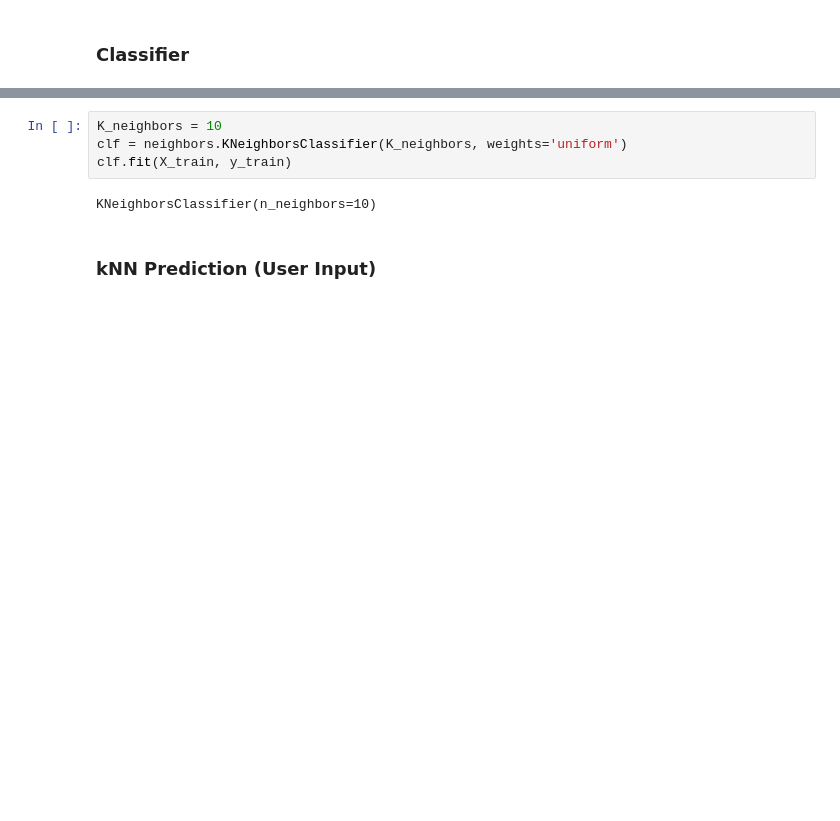
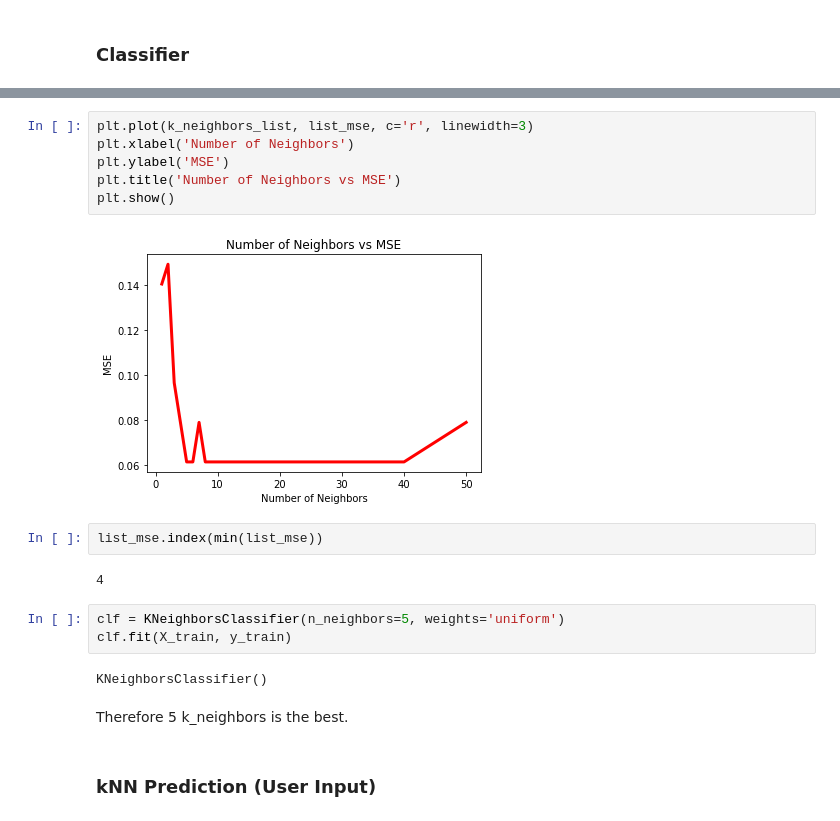
Before and after one commit to Breast-Cancer-Team/Final-Project, a Jupyter notebook: knn.ipynb, the cells around one changed output, grey strips where cells are left out. Saved outputs shown, nothing was run; the diff lists cells and outputs as text; blank space fills up the shorter version.

```diff
--- a/knn.ipynb
+++ b/knn.ipynb
@@ -34,9 +44,22 @@ X_train, X_test, y_train, y_test = split_data(data)
+# %%
+plt.plot(k_neighbors_list, list_mse, c='r', linewidth=3)
+plt.xlabel('Number of Neighbors')
+plt.ylabel('MSE')
+plt.title('Number of Neighbors vs MSE')
+plt.show()
+# %% [output]
+[figure, added]
+# %%
+list_mse.index(min(list_mse))
+# %% [output]
+4
 # %%
-K_neighbors = 10
-clf = neighbors.KNeighborsClassifier(K_neighbors, weights='uniform')
+clf = KNeighborsClassifier(n_neighbors=5, weights='uniform')
 clf.fit(X_train, y_train)
 # %% [output]
-KNeighborsClassifier(n_neighbors=10)
+KNeighborsClassifier()
+# %% [markdown]
+Therefore 5 k_neighbors is the best.
 # %% [markdown]
 ### kNN Prediction (User Input)
 # %%
```
Also changed, not shown: parts of 6 cells of this notebook.
